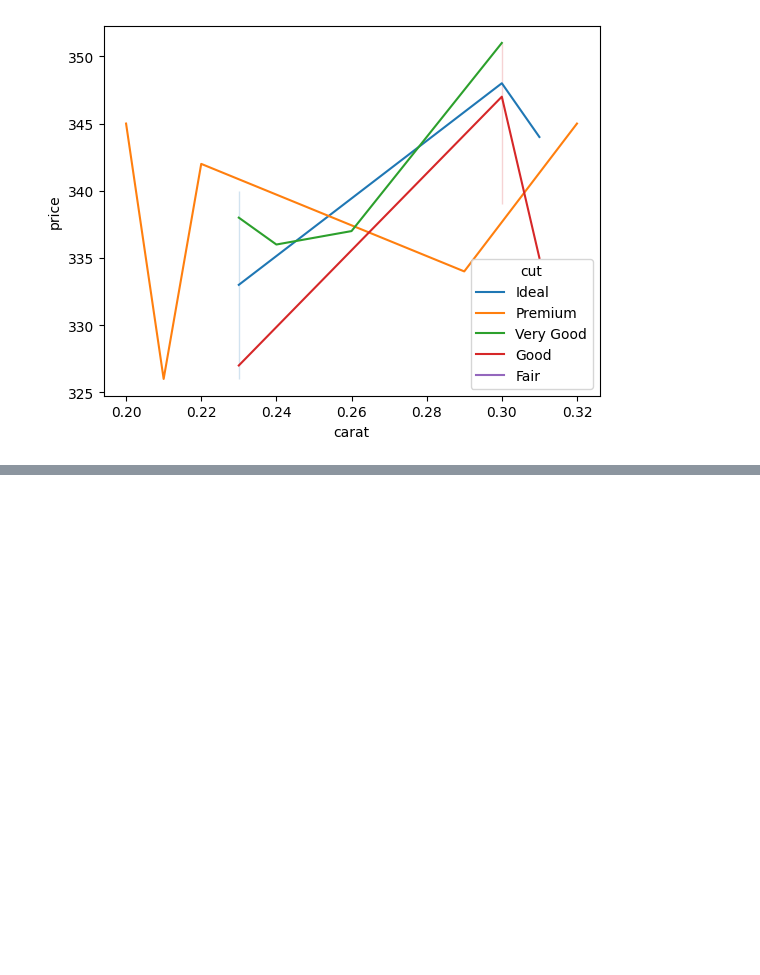
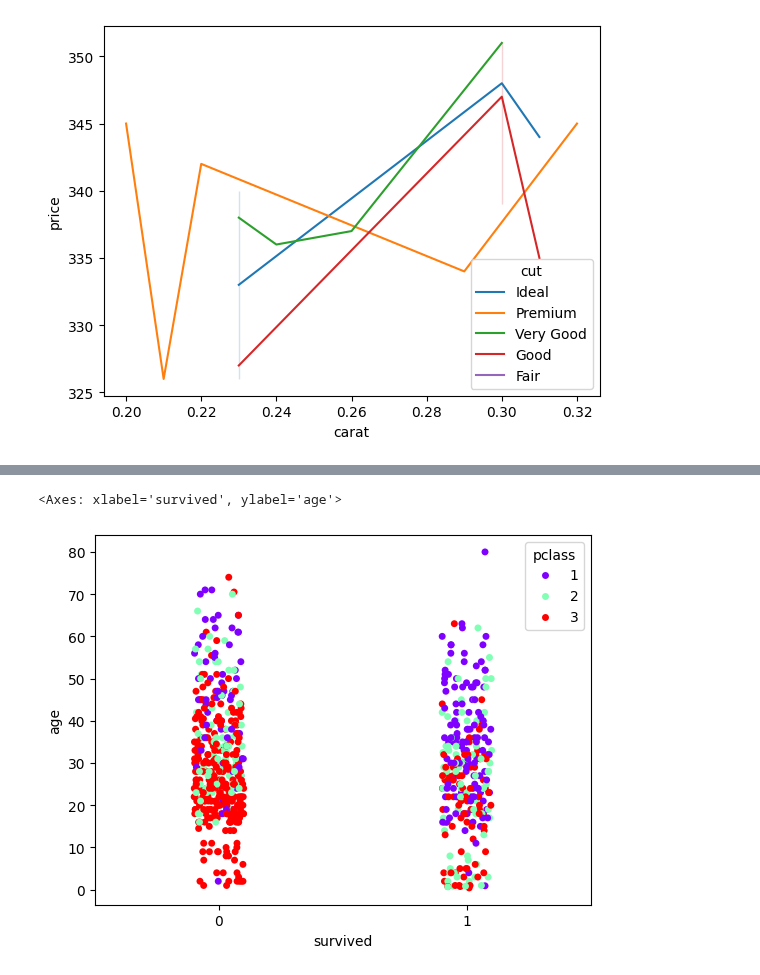
Before and after one commit to Wasiqmanzoor90/Data-Science, a Jupyter notebook: B2/Analytics/seaborn/index.ipynb, the cells around one changed output, grey strips where cells are left out. Cells and saved outputs as stored; diff of their text form; code cells hidden in the pictures; blank space fills up the shorter version.

```diff
--- a/B2/Analytics/seaborn/index.ipynb
+++ b/B2/Analytics/seaborn/index.ipynb
@@ -86,3 +86,5 @@ sns.lineplot(x='carat',y='price',data=df1,hue='cut')
 # %% [output]
 <Axes: xlabel='carat', ylabel='price'>
 [figure]
+# %%
+data = sns.load_dataset("titanic")
@@ -88,0 +100,6 @@ sns.lineplot(x='carat',y='price',data=df1,hue='cut')
+# %%
+#we should use strip when the quantity of data is more
+sns.stripplot(x='survived', y='age',data=data,hue='pclass',palette='rainbow')
+# %% [output]
+<Axes: xlabel='survived', ylabel='age'>
+[figure, added]
```
Also changed, not shown: parts of 5 cells of this notebook, 3 other files.
